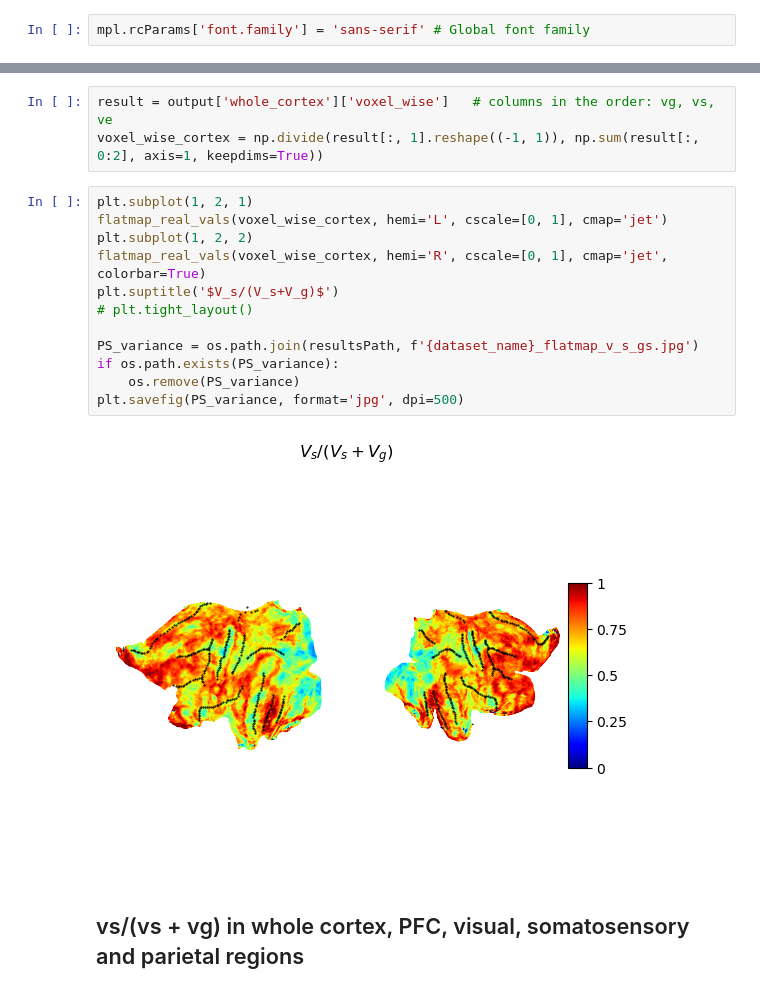
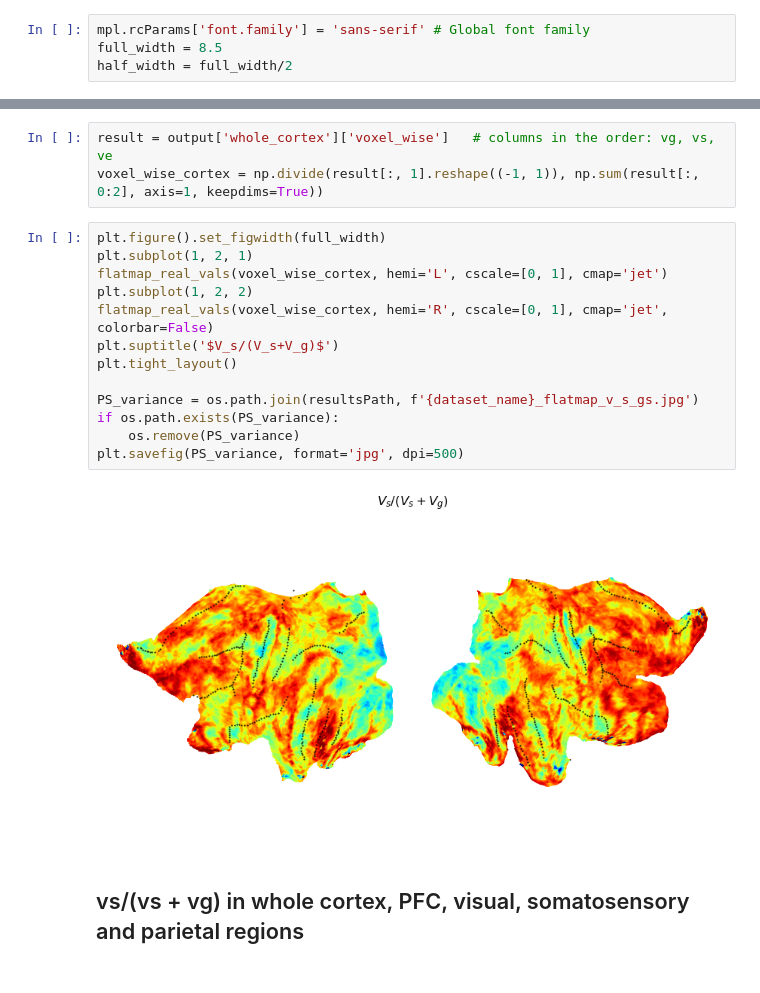
Before and after one commit to jkderrick028/PFC_parcellation, a Jupyter notebook: code/1_group_individual_variance_decomposition.ipynb, the cells around one changed output, grey strips where cells are left out. Saved outputs shown, nothing was run; the diff lists cells and outputs as text.

```diff
--- a/code/1_group_individual_variance_decomposition.ipynb
+++ b/code/1_group_individual_variance_decomposition.ipynb
@@ -9,6 +9,8 @@ import seaborn as sns
 from scipy.stats import ttest_ind
 # %%
 mpl.rcParams['font.family'] = 'sans-serif' # Global font family
+full_width = 8.5
+half_width = full_width/2
 # %%
 dataset_name = 'MDTB' # or Demand
 
@@ -25,19 +27,20 @@ with open(PKL_output, 'rb') as pf:
 result = output['whole_cortex']['voxel_wise']   # columns in the order: vg, vs, ve
 voxel_wise_cortex = np.divide(result[:, 1].reshape((-1, 1)), np.sum(result[:, 0:2], axis=1, keepdims=True))
 # %%
+plt.figure().set_figwidth(full_width)
 plt.subplot(1, 2, 1)
 flatmap_real_vals(voxel_wise_cortex, hemi='L', cscale=[0, 1], cmap='jet')
 plt.subplot(1, 2, 2)
-flatmap_real_vals(voxel_wise_cortex, hemi='R', cscale=[0, 1], cmap='jet', colorbar=True)
+flatmap_real_vals(voxel_wise_cortex, hemi='R', cscale=[0, 1], cmap='jet', colorbar=False)
 plt.suptitle('$V_s/(V_s+V_g)$')
-# plt.tight_layout()
+plt.tight_layout()
 
 PS_variance = os.path.join(resultsPath, f'{dataset_name}_flatmap_v_s_gs.jpg')
 if os.path.exists(PS_variance):
     os.remove(PS_variance)
 plt.savefig(PS_variance, format='jpg', dpi=500)
 # %% [output]
-[figure, old version]
+[figure, new version]
 # %% [markdown]
 ## vs/(vs + vg) in whole cortex, PFC, visual, somatosensory and parietal regions
 # %%
```
Also changed, not shown: parts of 1 cell of this notebook, 1 other file.
